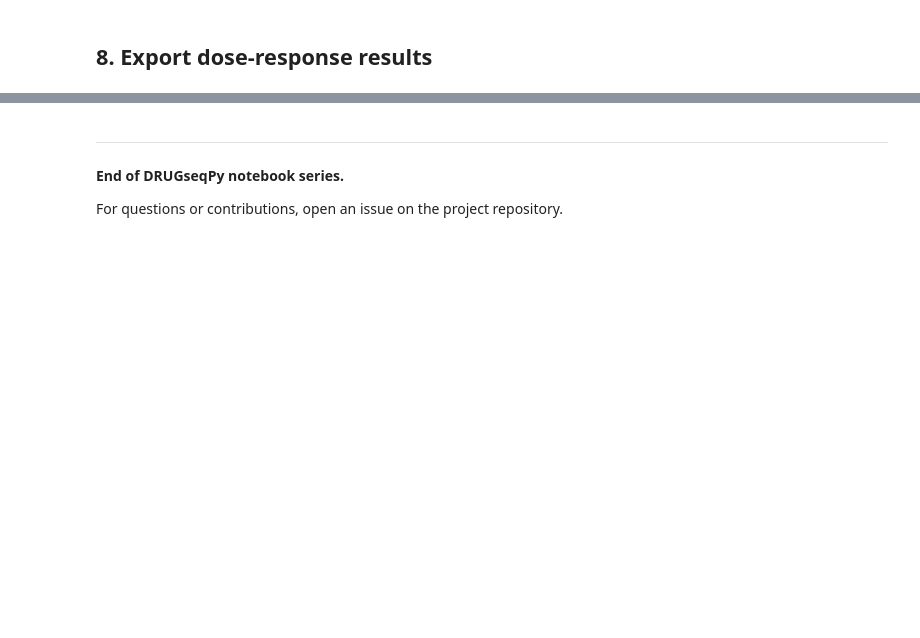
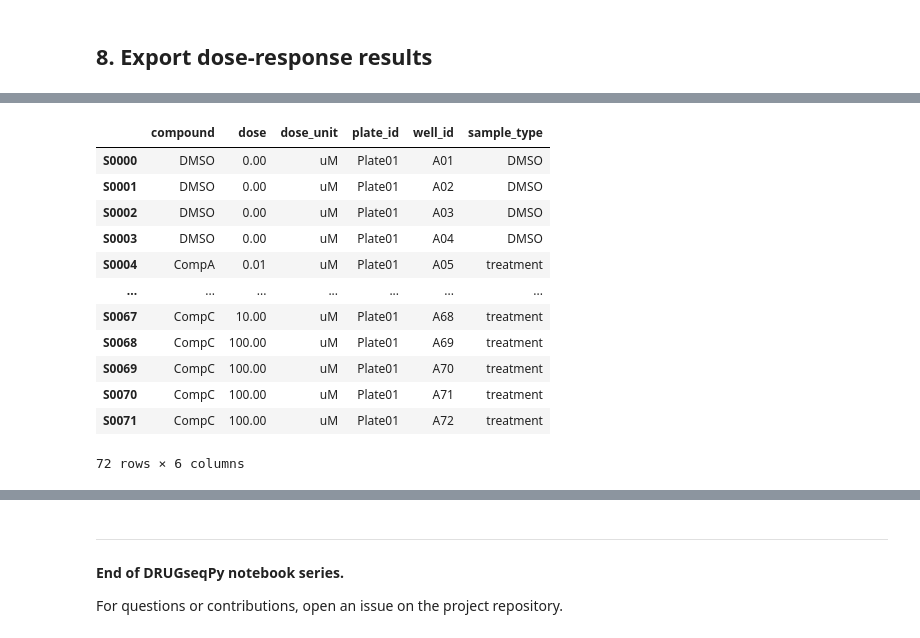
Before and after one commit to FupaulHuang/drugseqpy, a Jupyter notebook: docs/03_Dose_Response_Cheminformatics.ipynb, the cells around one changed output, grey strips where cells are left out. Saved outputs shown, nothing was run; the diff lists cells and outputs as text; code cells hidden in the pictures; blank space fills up the shorter version.

```diff
--- a/docs/03_Dose_Response_Cheminformatics.ipynb
+++ b/docs/03_Dose_Response_Cheminformatics.ipynb
@@ -326,0 +410,16 @@ for cmpd, df in dr_all.items():
+# %%
+dsd_dr.obs
+# %% [output]
+|  | compound | dose | dose_unit | plate_id | well_id | sample_type |
+| S0000 | DMSO | 0.00 | uM | Plate01 | A01 | DMSO |
+| S0001 | DMSO | 0.00 | uM | Plate01 | A02 | DMSO |
+| S0002 | DMSO | 0.00 | uM | Plate01 | A03 | DMSO |
+| S0003 | DMSO | 0.00 | uM | Plate01 | A04 | DMSO |
+| S0004 | CompA | 0.01 | uM | Plate01 | A05 | treatment |
+| ... | ... | ... | ... | ... | ... | ... |
+| S0067 | CompC | 10.00 | uM | Plate01 | A68 | treatment |
+| S0068 | CompC | 100.00 | uM | Plate01 | A69 | treatment |
+| S0069 | CompC | 100.00 | uM | Plate01 | A70 | treatment |
+| S0070 | CompC | 100.00 | uM | Plate01 | A71 | treatment |
+| S0071 | CompC | 100.00 | uM | Plate01 | A72 | treatment |
+72 rows × 6 columns
```
Also changed, not shown: parts of 17 cells of this notebook, 1 other file.
